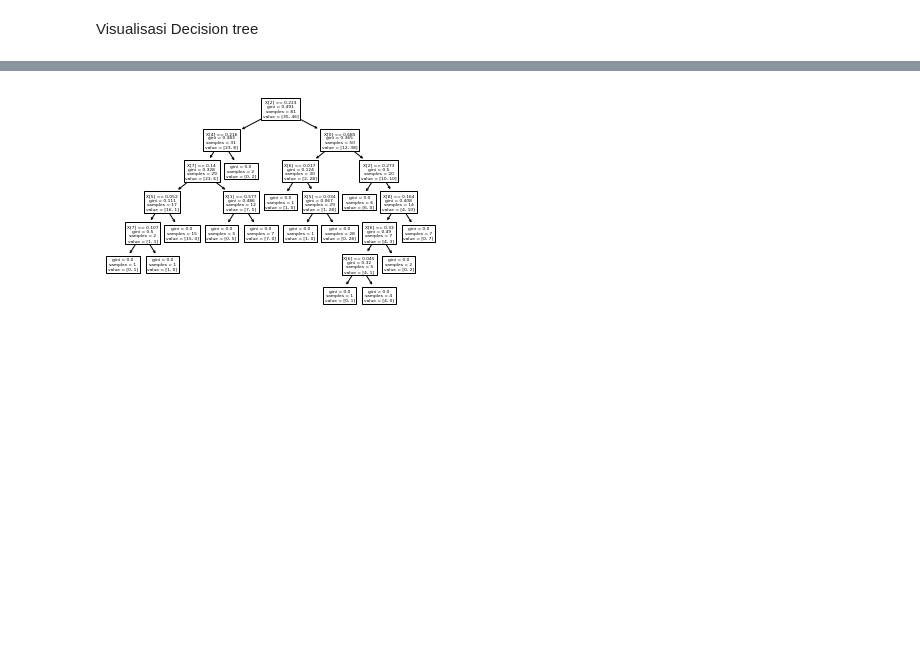
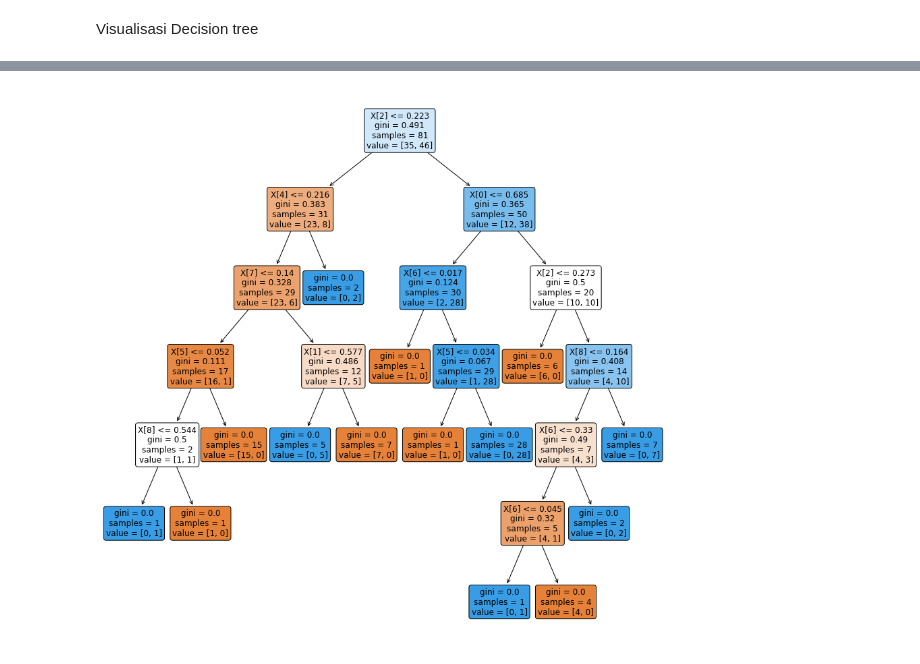
Before and after one commit to Nauvaldi/Datamining, a Jupyter notebook: _sources/UTS.ipynb, the cells around one changed output, grey strips where cells are left out. Saved outputs shown, nothing was run; the diff lists cells and outputs as text; code cells hidden in the pictures; blank space fills up the shorter version.

```diff
--- a/_sources/UTS.ipynb
+++ b/_sources/UTS.ipynb
@@ -210,4 +214,12 @@ import pydotplus
-# %%
-tree.plot_tree(dt);
-# %% [output]
-[figure, removed]
+# %%
+#plt the figure, setting a black background
+plt.figure(figsize=(15,15))
+#create the tree plot
+a = tree.plot_tree(dt,
+                   rounded = True,
+                   filled = True,
+                   fontsize=12)
+#show the plot
+plt.show()
+# %% [output]
+[figure, added]
```
Also changed, not shown: parts of 7 cells of this notebook, 9 other files.
